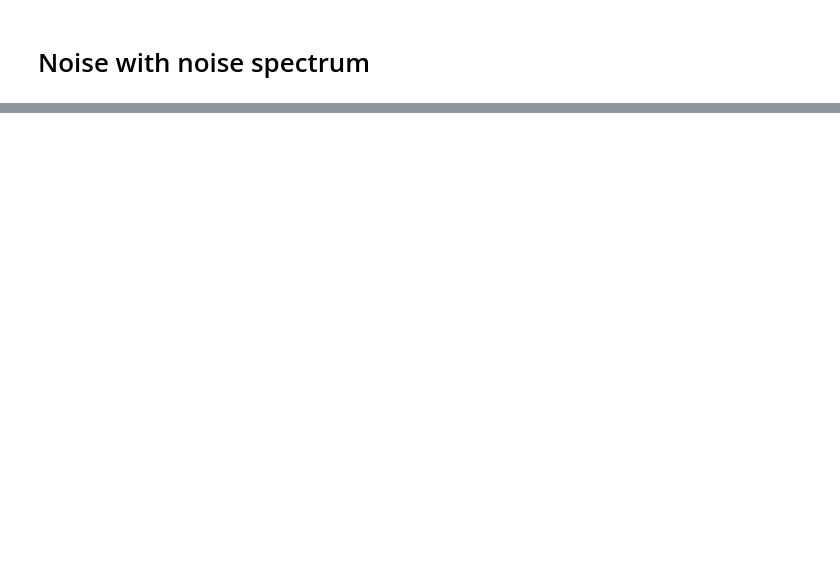
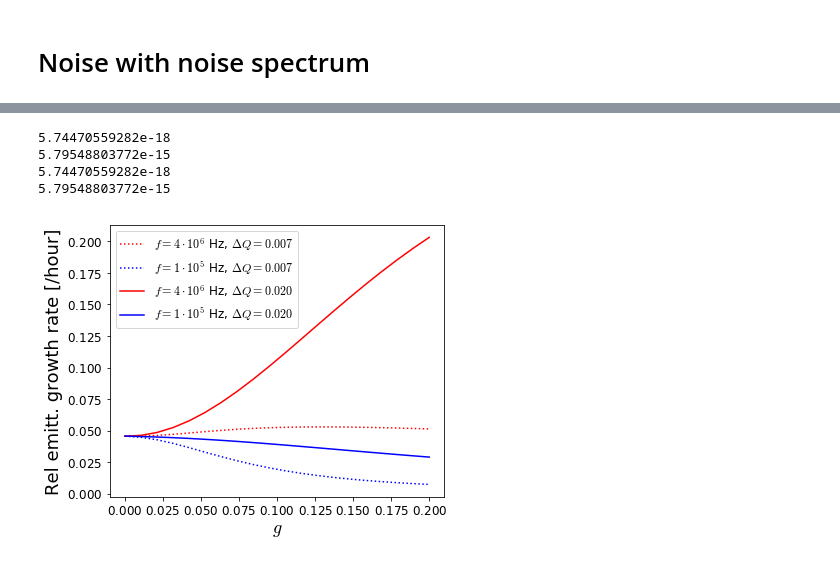
Before and after one commit to sondrevf/Ipython_Cern, a Jupyter notebook: Noise.ipynb, the cells around one changed output, grey strips where cells are left out. Drawn from its saved outputs; the diff is of its cells as text; code cells hidden in the pictures; blank space fills up the shorter version.

```diff
--- a/Noise.ipynb
+++ b/Noise.ipynb
@@ -53,0 +215,37 @@ plt.loglog(x,f,'-1')
+# %%
+def lebfac(dq,g):
+    a = pi2**2*(1-g/2)*dq**2
+    return a*(1-g/2)/(a+(g/2)**2)
+
+
+# New figure
+
+n = 20
+tot_noise = np.zeros(n)
+Gs = np.linspace(0,.2,n)
+plt.figure()
+for jq,dq in enumerate([0.007,0.02]):
+    for jf,f in enumerate([freq_standard,1e5]):
+        for i,G in enumerate(Gs):
+            if bool_squared:
+                val0 = np.sqrt(integrate_log(noise_mach_n2,f,1e30,10000,args=MACH_NOISE_FAC)) # what cannot be damped
+                val1 = np.sqrt(integrate_log(noise_mach_n2,1,f,10000,args=MACH_NOISE_FAC))  # what can be damped
+            else:
+                val0 = integrate_log(noise_mach_n,f,1e30,10000,args=MACH_NOISE_FAC) # what cannot be damped
+                val1 = integrate_log(noise_mach_n2,1,f,1000,args=MACH_NOISE_FAC)    # what can be damped
+            val2 = noise_adt(f,G=G)
+    #         print(val0,val1,val2,val0**2+val1**2,val2**2)
+#             print(val0,val1,val0**2+val1**2,val2,lebfac(dq,G))
+            tot_noise[i] = val0**2 + (val1**2 + val2**2) * lebfac(dq,G)
+        plt.plot(Gs,tot_noise*11000*3600*0.5,ls=[':','-','--'][jq],c=['r','b'][jf],label=r"$f=$%s Hz, $\Delta Q=%.3f$"%(sci_not(f,0),dq))
+plt.legend(loc=0)
+plt.ylabel("Rel emitt. growth rate [/hour]")
+plt.xlabel(r'$g$')
+# plt.ylim(0,0.07)
+plt.savefig("00_Plots/NoiseWithHP_Emitgrowth2.png")
+# %% [output]
+5.74470559282e-18
+5.79548803772e-15
+5.74470559282e-18
+5.79548803772e-15
+[figure, added]
```
Also changed, not shown: parts of 12 cells of this notebook, 4 other files.
